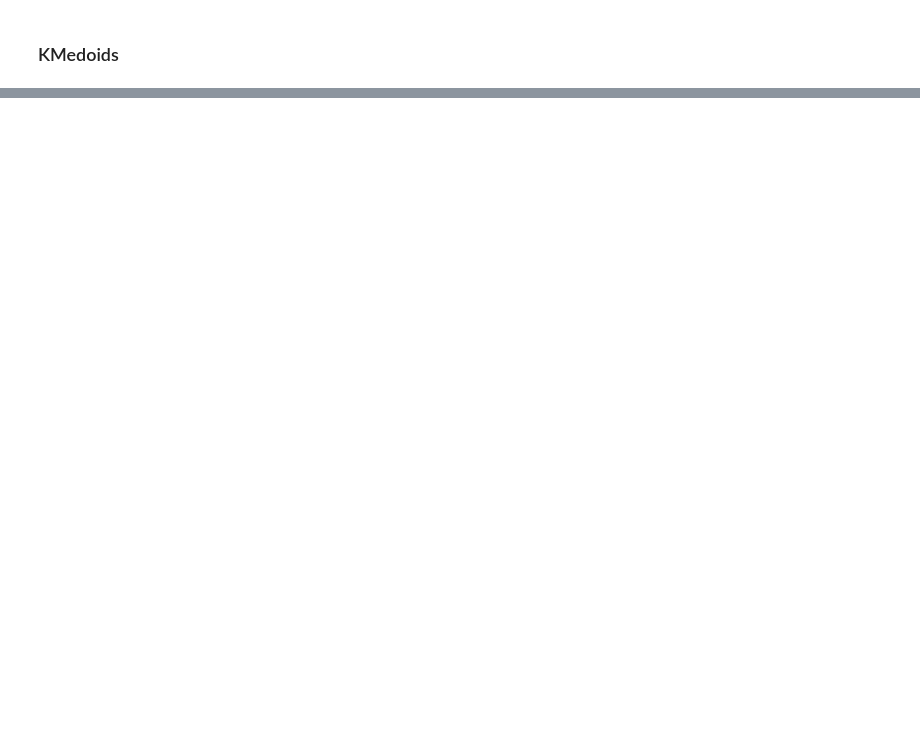
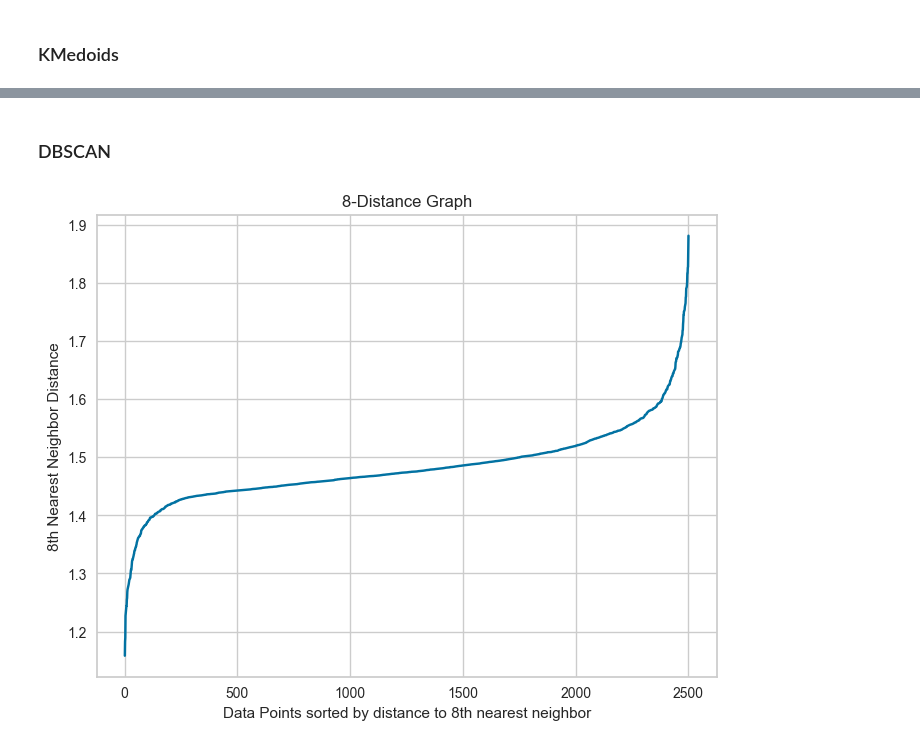
Before and after one commit to MaksimKarnaukh/DataMining, a Jupyter notebook: Assignment3/src/clustering.ipynb, the cells around one changed output, grey strips where cells are left out. Cells and saved outputs as stored; diff of their text form; code cells hidden in the pictures; blank space fills up the shorter version.

Commit message:
dbscan

```diff
--- a/Assignment3/src/clustering.ipynb
+++ b/Assignment3/src/clustering.ipynb
@@ -396,0 +575,38 @@ Inertia: 307.8261523643844
+# %% [markdown]
+### DBSCAN
+# %%
+from sklearn.neighbors import NearestNeighbors
+from sklearn.cluster import DBSCAN
+
+def plot_k_distance_graph(text_data, k=4):
+    """
+    Plot the k-distance graph for DBSCAN to help determine the optimal epsilon value.
+
+    See also https://digitaldwellings.tech/blog/article/33/
+
+    Parameters:
+    - text_data: The input data in the form of a TF-IDF matrix or array.
+    - k: The number of neighbors to consider (default is 4).
+    """
+    if not isinstance(text_data, np.ndarray):
+        text_data = text_data.toarray()
+
+    # Compute the k-nearest neighbors
+    nbrs = NearestNeighbors(n_neighbors=k).fit(text_data)
+    distances, indices = nbrs.kneighbors(text_data)
+
+    # Sort the distances to the k-th nearest neighbor in ascending order
+    k_distances = distances[:, k-1]
+    k_distances.sort()
+
+    plt.figure(figsize=(8, 6))
+    plt.plot(range(1, len(k_distances) + 1), k_distances)
+    plt.xlabel('Data Points sorted by distance to {}th nearest neighbor'.format(k))
+    plt.ylabel('{}th Nearest Neighbor Distance'.format(k))
+    plt.title('{}-Distance Graph'.format(k))
+    plt.grid(True)
+    plt.show()
+# %%
+plot_k_distance_graph(text, k=8)
+# %% [output]
+[figure, added]
```
Also changed, not shown: parts of 21 cells of this notebook, 2 other files.
